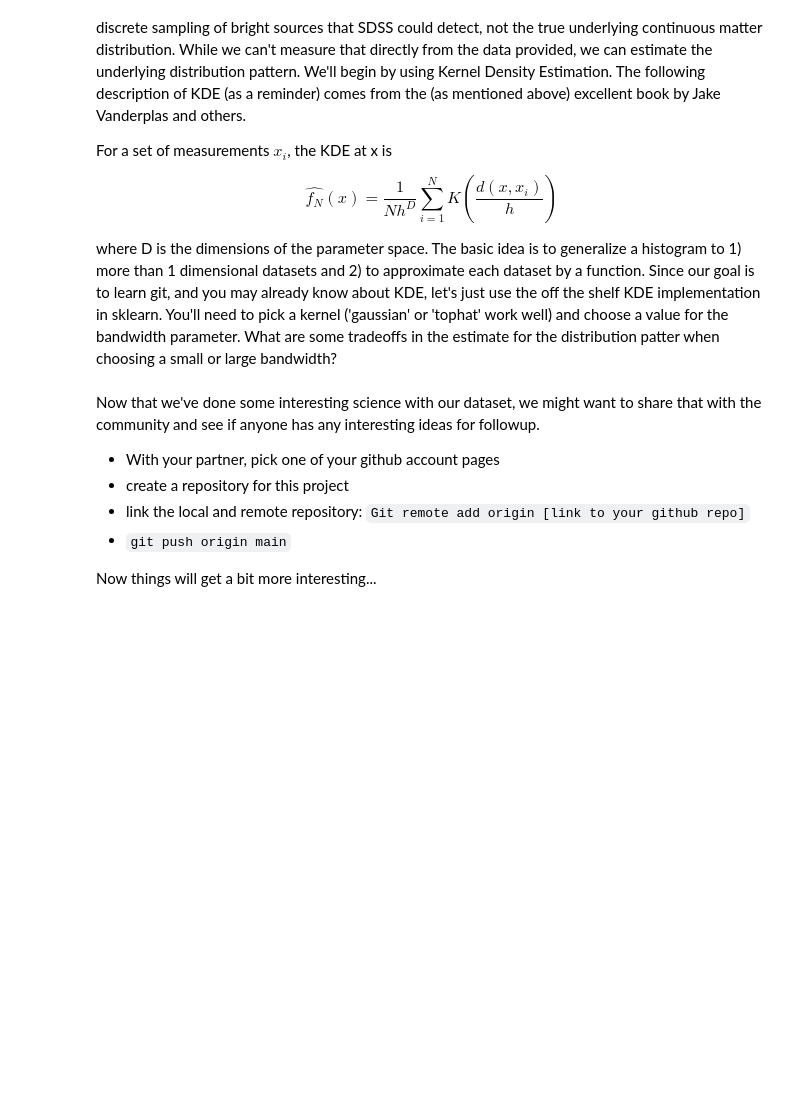
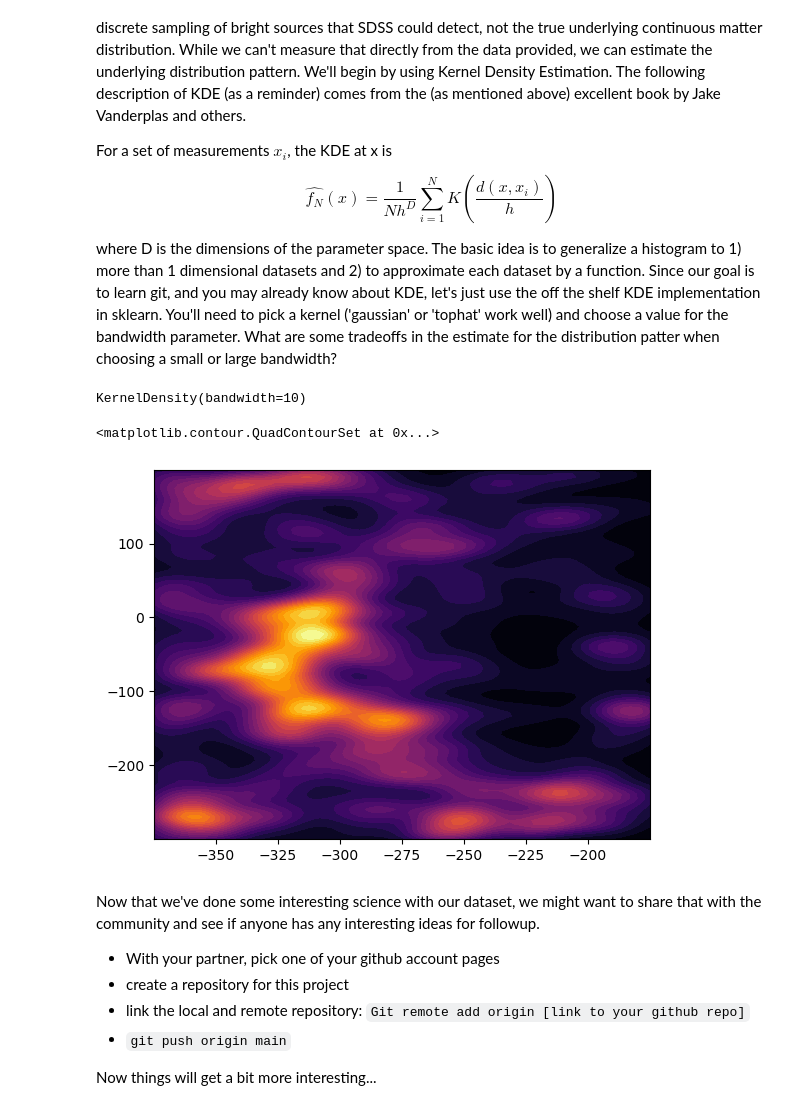
Before and after one commit to kdesoto-astro/session_21_day_one, a Jupyter notebook: DSFP_intro_2_git.ipynb, the cells around one changed output. Cells and saved outputs as stored; diff of their text form; code cells hidden in the pictures; blank space fills up the shorter version.

Commit message:
made contour plot

```diff
--- a/DSFP_intro_2_git.ipynb
+++ b/DSFP_intro_2_git.ipynb
@@ -84,6 +84,23 @@ where D is the dimensions of the parameter space. The basic idea is to generaliz
 from sklearn.neighbors import KernelDensity
 # %%
 # KDE implementation goes here
+kde = KernelDensity(bandwidth=10, kernel='gaussian')
+kde.fit(X)
+# %% [output]
+KernelDensity(bandwidth=10)
+# %%
+x_plot = np.linspace(np.min(X[:, 0]), np.max(X[:, 0]), 100)
+y_plot = np.linspace(np.min(X[:, 1]), np.max(X[:, 1]), 100)
+X_plot, Y_plot = np.meshgrid(x_plot, y_plot)
+XY_plot = np.vstack([X_plot.ravel(), Y_plot.ravel()]).T
+Z = np.exp(kde.score_samples(XY_plot))
+
+levels = np.linspace(0, Z.max(), 25)
+fig, ax = plt.subplots()
+ax.contourf(X_plot, Y_plot, Z.reshape(X_plot.shape), levels=levels, cmap='inferno')
+# %% [output]
+<matplotlib.contour.QuadContourSet at 0x...>
+[figure, added]
 # %% [markdown]
 Now that we've done some interesting science with our dataset, we might want to share that with the community and see if anyone has any interesting ideas for followup.
 
```
